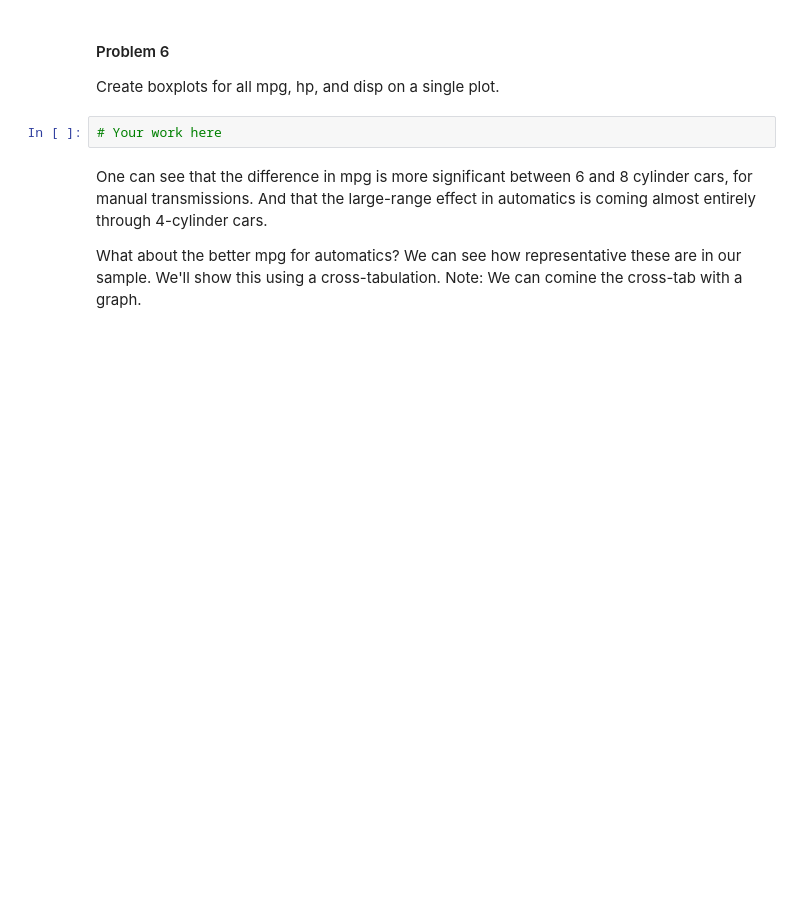
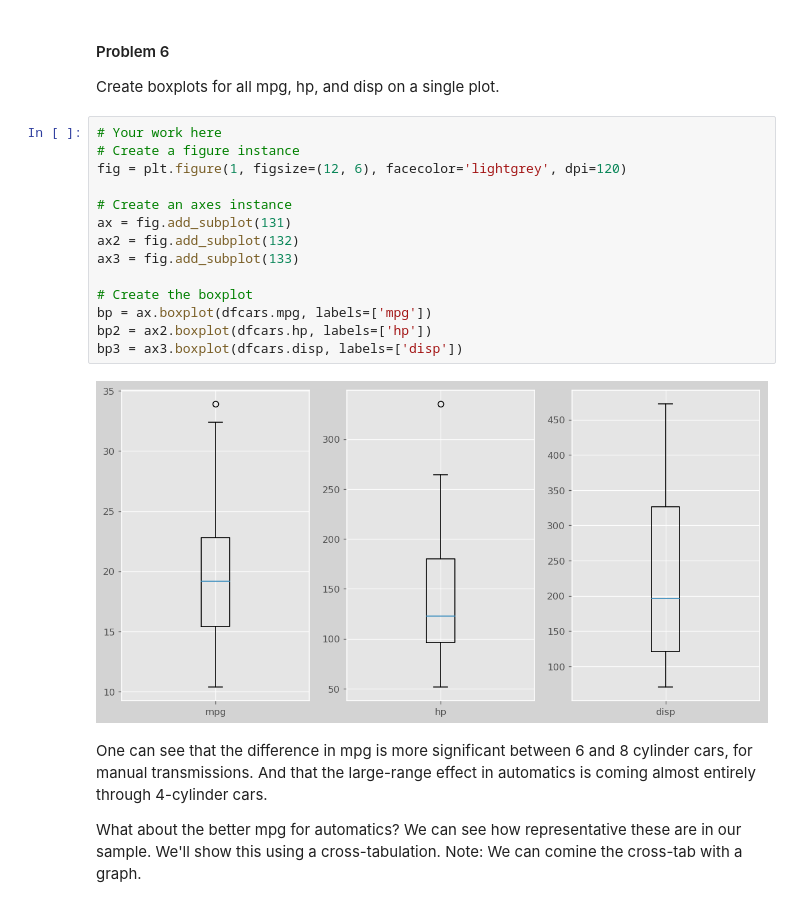
Before and after one commit to gagandaroach/DataScienceIntro, a Jupyter notebook: labs/Lab3_eda_viz/edaviz.ipynb, the cells around one changed output. Cells and saved outputs as stored; diff of their text form; blank space fills up the shorter version.

```diff
--- a/labs/Lab3_eda_viz/edaviz.ipynb
+++ b/labs/Lab3_eda_viz/edaviz.ipynb
@@ -331,8 +384,22 @@ bp = ax.boxplot(dfcars.mpg)
 #### Problem 6
 
 Create boxplots for all mpg, hp, and disp on a single plot.
-# %%
-# Your work here
+# %%
+# Your work here
+# Create a figure instance
+fig = plt.figure(1, figsize=(12, 6), facecolor='lightgrey', dpi=120)
+
+# Create an axes instance
+ax = fig.add_subplot(131)
+ax2 = fig.add_subplot(132)
+ax3 = fig.add_subplot(133)
+
+# Create the boxplot
+bp = ax.boxplot(dfcars.mpg, labels=['mpg'])
+bp2 = ax2.boxplot(dfcars.hp, labels=['hp'])
+bp3 = ax3.boxplot(dfcars.disp, labels=['disp'])
+# %% [output]
+[figure, added]
 # %% [markdown]
 One can see that the difference in mpg is more significant between 6 and 8 cylinder cars, for manual transmissions. And that the large-range effect in automatics is coming almost entirely through 4-cylinder cars.
 
```
Also changed, not shown: parts of 44 cells of this notebook, 3 other files.
